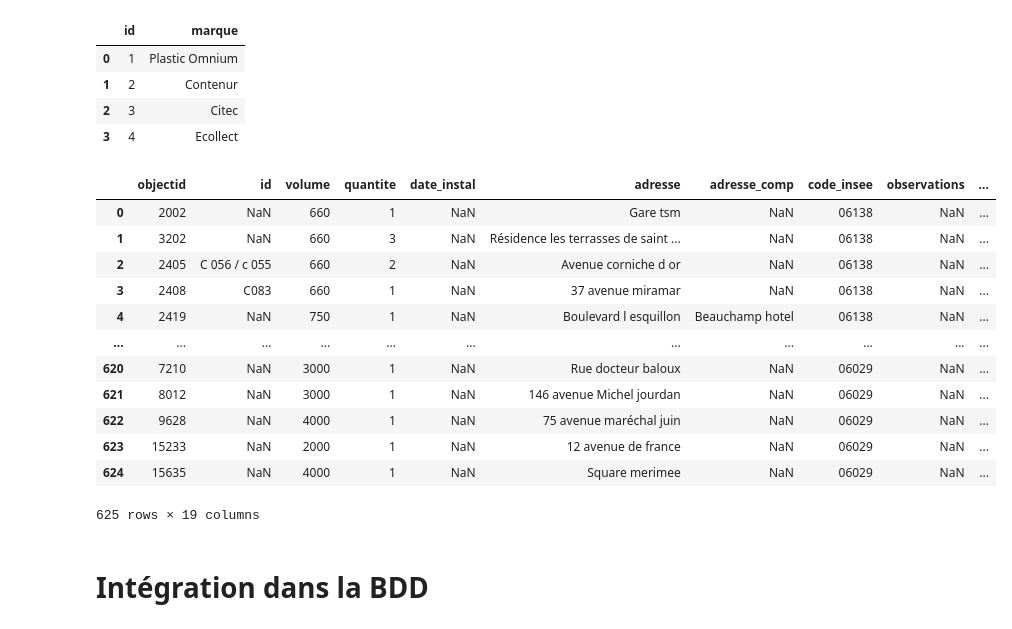
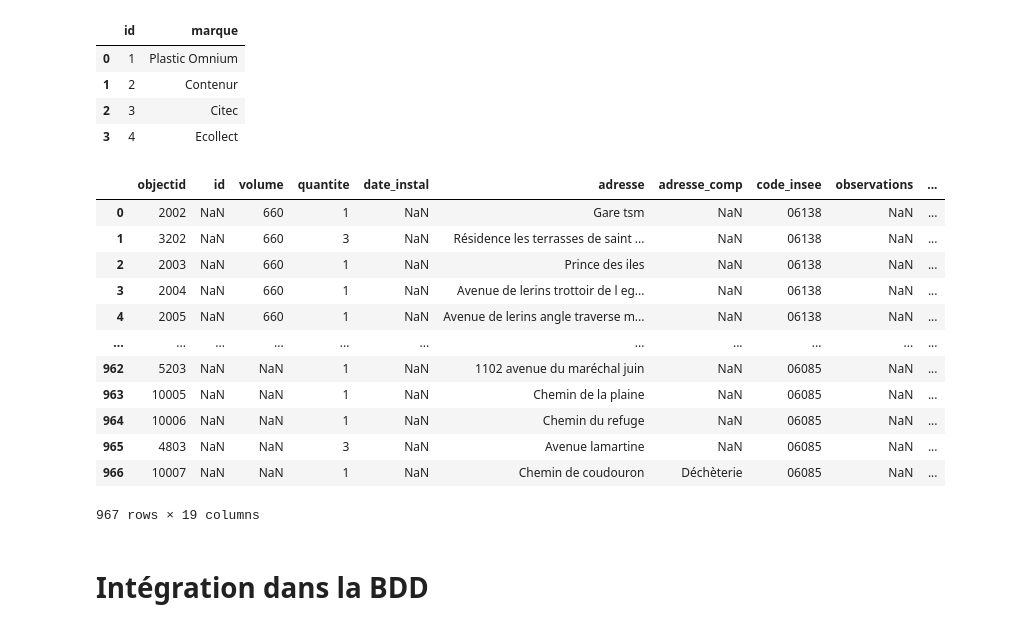
Before and after one commit to antjacquemin/cliiinkv0, a Jupyter notebook: src/DataViz.ipynb, the cells around one changed output. Drawn from its saved outputs; the diff is of its cells as text; code cells hidden in the pictures.

```diff
--- a/src/DataViz.ipynb
+++ b/src/DataViz.ipynb
@@ -1514,28 +1498,28 @@ marque
 | 3 | 4 | Ecollect |
 # %%
 # Asssociation entre collecteur et son id de catégorie (suffixes permet de ne pas modifier la colonne id initiale dans collecteur mais seulement celle qu'on rajoute)
-collecteur = collecteur.merge(categorie, on="type", suffixes=(None, "_arenommer"))
+collecteur = collecteur.merge(categorie, how="left", on="type", suffixes=(None, "_arenommer"))
 # Asssociation entre collecteur et son id de marque
-collecteur = collecteur.merge(marque, on="marque", suffixes=(None, "_arenommer2"))
+collecteur = collecteur.merge(marque, how="left", on="marque", suffixes=(None, "_arenommer2"))
 # Renommage des colonnes nouvellement créées
 collecteur.rename(columns={"id_arenommer": "idCategorie", "id_arenommer2": "idMarque"}, inplace=True)
 # Suppression des colonnes type et marque maintenant référencées par des clés étrangères
 collecteur.drop(columns=["type", "marque"], inplace=True)
 collecteur
 # %% [output]
 |  | objectid | id | volume | quantite | date_instal | adresse | adresse_comp | code_insee | observations | ... |
 | 0 | 2002 | NaN | 660 | 1 | NaN | Gare tsm | NaN | 06138 | NaN | ... |
 | 1 | 3202 | NaN | 660 | 3 | NaN | Résidence les terrasses de saint ... | NaN | 06138 | NaN | ... |
-| 2 | 2405 | C 056 / c 055 | 660 | 2 | NaN | Avenue corniche d or | NaN | 06138 | NaN | ... |
-| 3 | 2408 | C083 | 660 | 1 | NaN | 37 avenue miramar | NaN | 06138 | NaN | ... |
-| 4 | 2419 | NaN | 750 | 1 | NaN | Boulevard l esquillon | Beauchamp hotel | 06138 | NaN | ... |
+| 2 | 2003 | NaN | 660 | 1 | NaN | Prince des iles | NaN | 06138 | NaN | ... |
+| 3 | 2004 | NaN | 660 | 1 | NaN | Avenue de lerins trottoir de l eg... | NaN | 06138 | NaN | ... |
+| 4 | 2005 | NaN | 660 | 1 | NaN | Avenue de lerins angle traverse m... | NaN | 06138 | NaN | ... |
 | ... | ... | ... | ... | ... | ... | ... | ... | ... | ... | ... |
-| 620 | 7210 | NaN | 3000 | 1 | NaN | Rue docteur baloux | NaN | 06029 | NaN | ... |
-| 621 | 8012 | NaN | 3000 | 1 | NaN | 146 avenue Michel jourdan | NaN | 06029 | NaN | ... |
-| 622 | 9628 | NaN | 4000 | 1 | NaN | 75 avenue maréchal juin | NaN | 06029 | NaN | ... |
-| 623 | 15233 | NaN | 2000 | 1 | NaN | 12 avenue de france | NaN | 06029 | NaN | ... |
-| 624 | 15635 | NaN | 4000 | 1 | NaN | Square merimee | NaN | 06029 | NaN | ... |
+| 962 | 5203 | NaN | NaN | 1 | NaN | 1102 avenue du maréchal juin | NaN | 06085 | NaN | ... |
+| 963 | 10005 | NaN | NaN | 1 | NaN | Chemin de la plaine | NaN | 06085 | NaN | ... |
+| 964 | 10006 | NaN | NaN | 1 | NaN | Chemin du refuge | NaN | 06085 | NaN | ... |
+| 965 | 4803 | NaN | NaN | 3 | NaN | Avenue lamartine | NaN | 06085 | NaN | ... |
+| 966 | 10007 | NaN | NaN | 1 | NaN | Chemin de coudouron | Déchèterie | 06085 | NaN | ... |
-625 rows × 19 columns
+967 rows × 19 columns
 # %% [markdown]
 # Intégration dans la BDD
 # %% [markdown]
```
Also changed, not shown: parts of 15 cells of this notebook, 3 other files.
